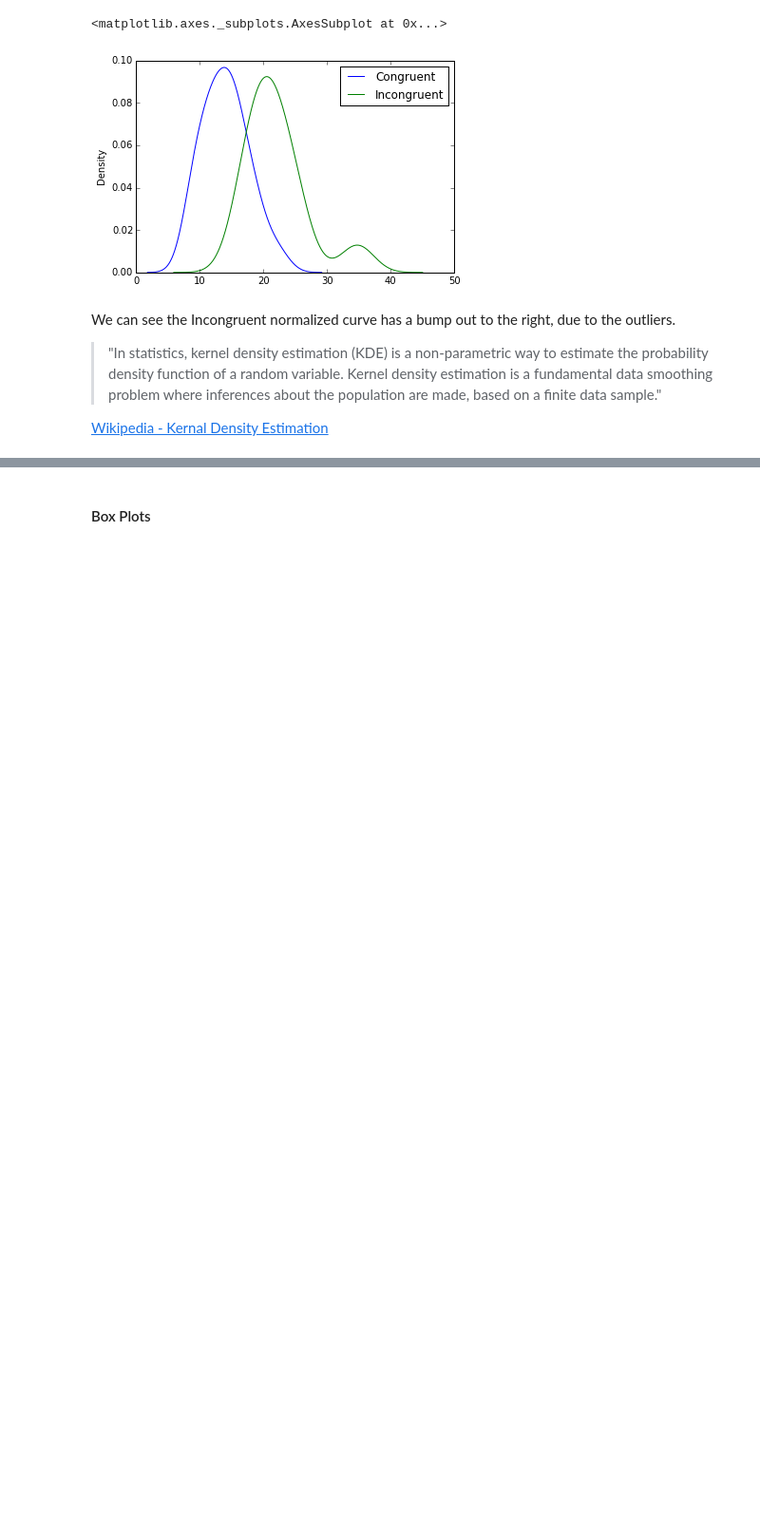
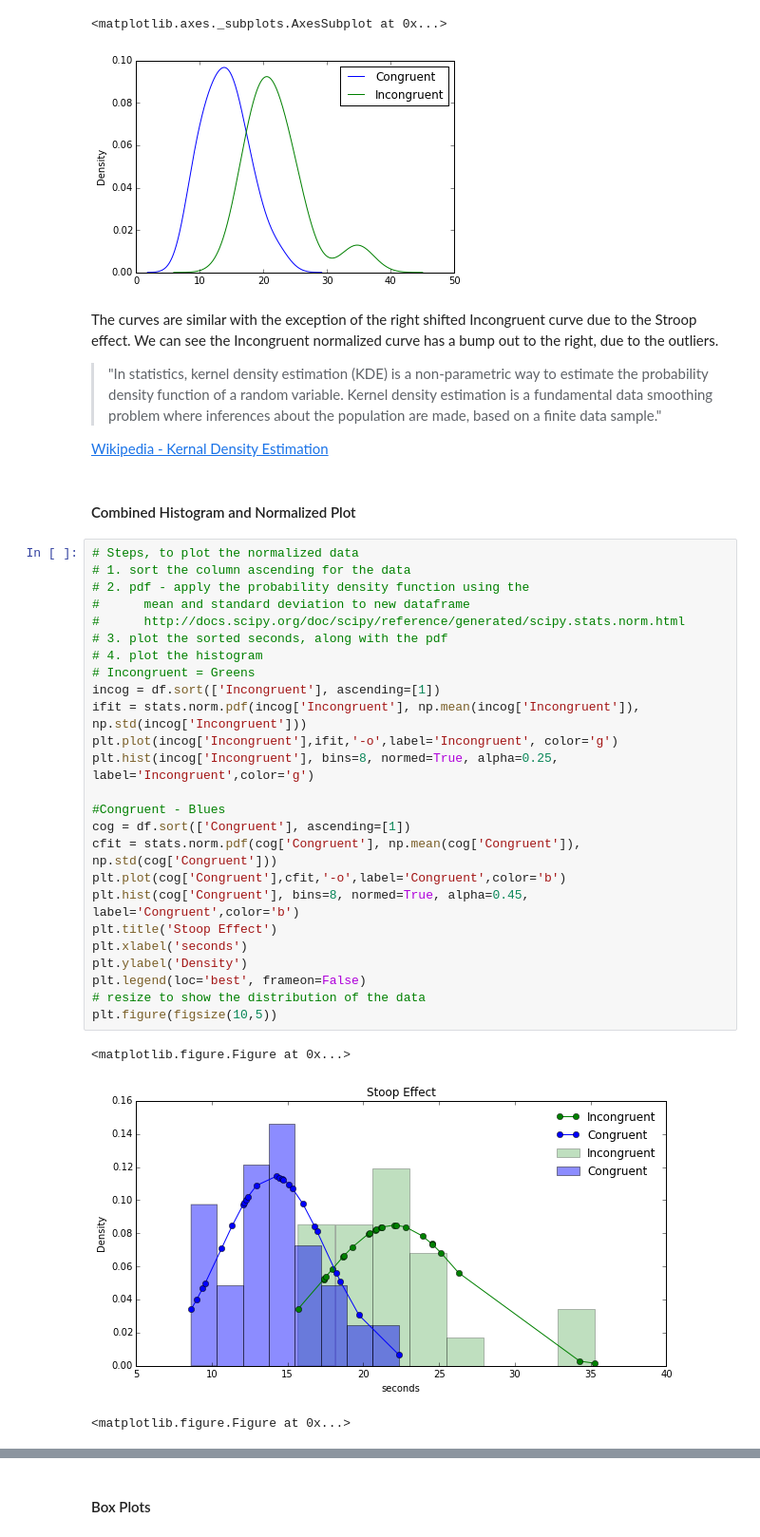
Before and after one commit to craignicholson/P1, a Jupyter notebook: Data_Analyst_ND_ProjectP1.ipynb, the cells around one changed output, grey strips where cells are left out. Shown at 95% size. Drawn from its saved outputs; the diff is of its cells as text; blank space fills up the shorter version.

Commit message:
check plot edits for the stroop chart

```diff
--- a/Data_Analyst_ND_ProjectP1.ipynb
+++ b/Data_Analyst_ND_ProjectP1.ipynb
@@ -251,8 +242,39 @@ df.plot(kind='kde')
 <matplotlib.axes._subplots.AxesSubplot at 0x...>
 [figure]
 # %% [markdown]
-We can see the Incongruent normalized curve has a bump out to the right, due to the outliers.
+The curves are similar with the exception of the right shifted Incongruent curve due to the Stroop effect.  We can see the Incongruent normalized curve has a bump out to the right, due to the outliers.
 
 > "In statistics, kernel density estimation (KDE) is a non-parametric way to estimate the probability density function of a random variable. Kernel density estimation is a fundamental data smoothing problem where inferences about the population are made, based on a finite data sample."
 
 [Wikipedia - Kernal Density Estimation](https://en.wikipedia.org/wiki/Kernel_density_estimation)
+# %% [markdown]
+#### Combined Histogram and Normalized Plot
+# %%
+# Steps, to plot the normalized data
+# 1. sort the column ascending for the data
+# 2. pdf - apply the probability density function using the
+#      mean and standard deviation to new dataframe
+#      http://docs.scipy.org/doc/scipy/reference/generated/scipy.stats.norm.html
+# 3. plot the sorted seconds, along with the pdf
+# 4. plot the histogram
+# Incongruent = Greens
+incog = df.sort(['Incongruent'], ascending=[1])
+ifit = stats.norm.pdf(incog['Incongruent'], np.mean(incog['Incongruent']), np.std(incog['Incongruent']))
+plt.plot(incog['Incongruent'],ifit,'-o',label='Incongruent', color='g')
+plt.hist(incog['Incongruent'], bins=8, normed=True, alpha=0.25, label='Incongruent',color='g')
+
+#Congruent - Blues
+cog = df.sort(['Congruent'], ascending=[1])
+cfit = stats.norm.pdf(cog['Congruent'], np.mean(cog['Congruent']), np.std(cog['Congruent']))
+plt.plot(cog['Congruent'],cfit,'-o',label='Congruent',color='b')
+plt.hist(cog['Congruent'], bins=8, normed=True, alpha=0.45, label='Congruent',color='b')
+plt.title('Stoop Effect')
+plt.xlabel('seconds')
+plt.ylabel('Density')
+plt.legend(loc='best', frameon=False)
+# resize to show the distribution of the data
+plt.figure(figsize(10,5))
+# %% [output]
+<matplotlib.figure.Figure at 0x...>
+[figure, added]
+<matplotlib.figure.Figure at 0x...>
```
Also changed, not shown: parts of 14 cells of this notebook.
